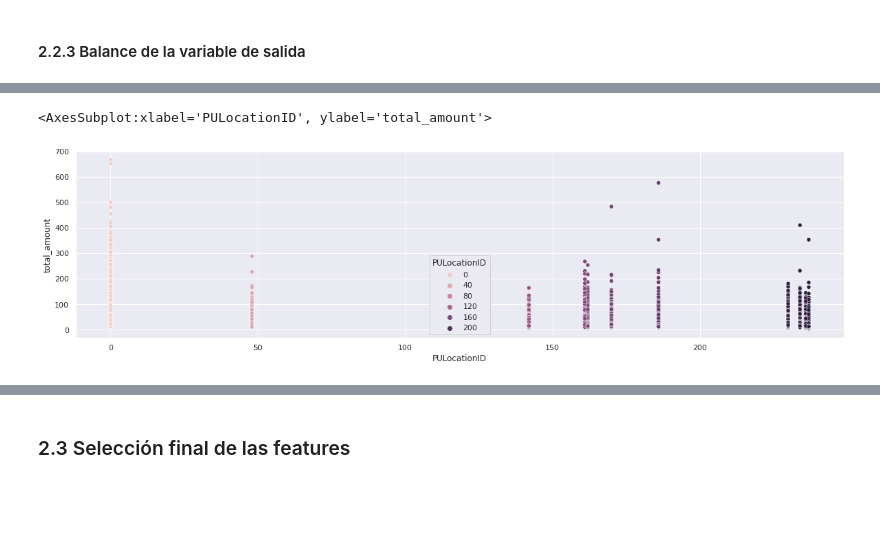
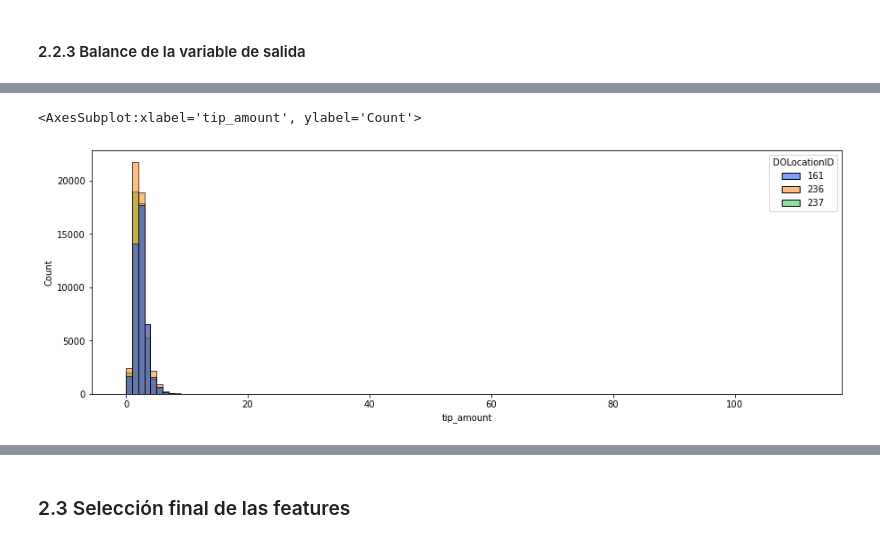
Before and after one commit to santiagobiobot/uba-ia-add-tpfinal, a Jupyter notebook: TP-final-Carlos.ipynb, the cells around one changed output, grey strips where cells are left out. Drawn from its saved outputs; the diff is of its cells as text; code cells hidden in the pictures; blank space fills up the shorter version.

```diff
--- a/TP-final-Carlos.ipynb
+++ b/TP-final-Carlos.ipynb
@@ -623,7 +612,7 @@ print(f'Duraciones inválidas: {duration_invalid}')
 Duraciones inválidas: 0
 # %%
 # Se eliminan las duraciones invalidas
-df = df[(df['duration'] >= 0)]
+df = df[(df['duration'] > 0)]
 # %% [markdown]
 #### 2.2.2 Codificación del origen y destino
 # %%
@@ -652,10 +641,10 @@ from turtle import color
 
 mostPickUpSites = Counter(df['PULocationID'])
 
-# Mostramos los 10 primeros.
-print(mostPickUpSites.most_common(10))
+# Mostramos los 20 primeros.
+print(mostPickUpSites.most_common(50))
 
-aux = mostPickUpSites.most_common(10)
+aux = mostPickUpSites.most_common(50)
 most_pickup_important_places = []
 for i in aux:
     most_pickup_important_places.append(i[0])
@@ -669,8 +658,9 @@ df['PULocationID'] = np.where(df['PULocationID'].isin(most_pickup_important_plac
 
 type_feature = df['PULocationID'].value_counts()
 
+plt.figure(figsize=(20,5))
 sns.barplot(x=type_feature.index, y=type_feature.values, data=df['PULocationID'])
 commonPickUpSites = Counter(df['PULocationID'])
-# Mostramos los 10 primeros.
+# Mostramos los 20 primeros.
 print(commonPickUpSites.most_common(20))
 # %% [output]
@@ -695,10 +680,10 @@ df['DOLocationID'].min(), df['DOLocationID'].max()
 # Contamos las apariciones de los lugares mas concurridos
 mostCommonSites = Counter(df['DOLocationID'])
 
-# Mostramos los 10 primeros.
-print(mostCommonSites.most_common(10))
+# Mostramos los 50 primeros.
+print(mostCommonSites.most_common(50))
 
-aux = mostCommonSites.most_common(10)
+aux = mostCommonSites.most_common(50)
 most_important_places = []
 for i in aux:
     most_important_places.append(i[0])
@@ -711,9 +696,9 @@ for i in aux:
 df['DOLocationID'] = np.where(df['DOLocationID'].isin(most_important_places), df['DOLocationID'], 0)
 
 doLocation_feature = df['DOLocationID'].value_counts()
-
+plt.figure(figsize=(20,5))
 sns.barplot(x=doLocation_feature.index, y=doLocation_feature.values, data=df['DOLocationID'])
 commonSites = Counter(df['DOLocationID'])
-# Mostramos los 10 primeros.
+# Mostramos los 50 primeros.
 print(commonSites.most_common(20))
 # %% [output]
@@ -762,0 +757,5 @@ sns.scatterplot(x='tip_amount', y='total_amount', data=df)
+# %%
+# Grafico de lugares donde se finalizo el viaje con mayor valor cobrado.
+df_aux_do = df.loc[(df['DOLocationID'] == 237) | (df['DOLocationID'] == 236) | (df['DOLocationID'] == 161)]
+plt.figure(figsize=(15,5))
+sns.histplot(data=df_aux_do, x='total_amount',hue='DOLocationID', binwidth=1, palette='bright')
@@ -763,7 +765,7 @@ sns.scatterplot(x='tip_amount', y='total_amount', data=df)
 # %%
-# Grafico de lugares donde se inicio el viaje con mayor valor cobrado.
-plt.figure(figsize=(20,5))
-sns.scatterplot(x='PULocationID', y='total_amount', hue= 'PULocationID',data=df)
+# Grafico de lugares donde se finalizo el viaje con mayor valor de propina.
+plt.figure(figsize=(15,5))
+sns.histplot(data=df_aux_do, x='tip_amount',hue='DOLocationID', binwidth=1, palette='bright')
 # %% [output]
-<AxesSubplot:xlabel='PULocationID', ylabel='total_amount'>
+<AxesSubplot:xlabel='tip_amount', ylabel='Count'>
-[figure, old version]
+[figure, new version]
```
Also changed, not shown: parts of 72 cells of this notebook.
